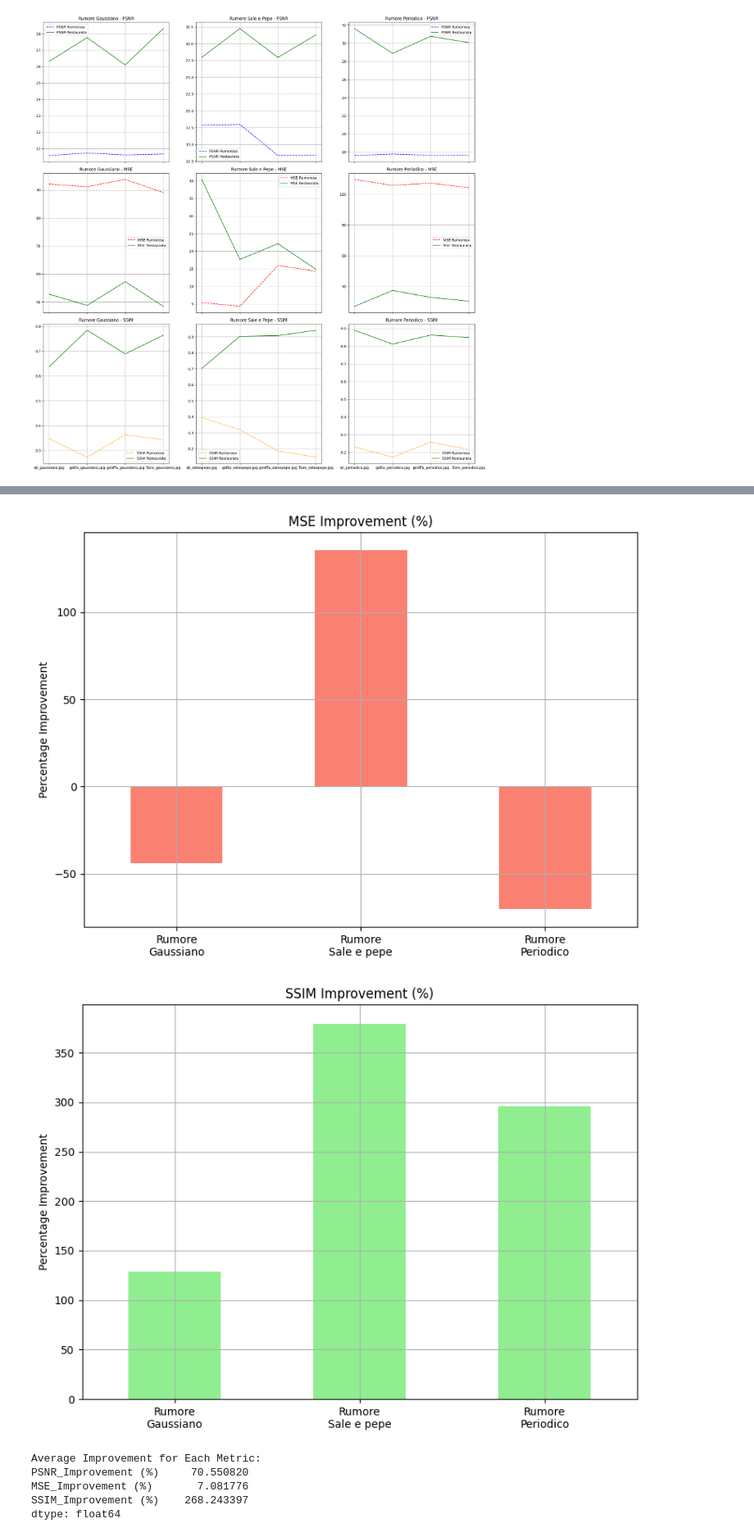
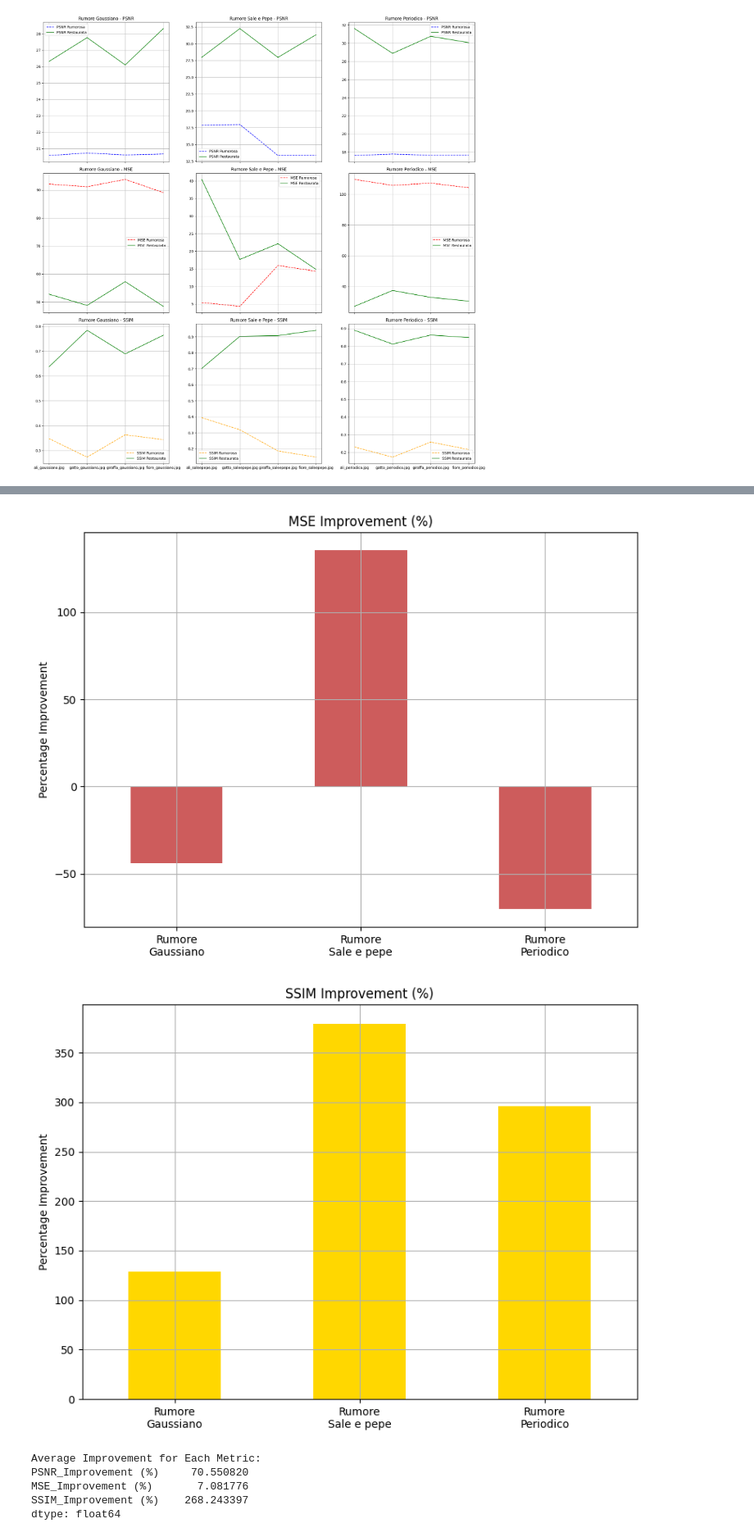
Before and after one commit to manuelgerardzuccaro/MultimediaProject, a Jupyter notebook: Source/AnalisiRumoroseRestaurate.ipynb, the cells around one changed output, grey strips where cells are left out. Shown: that part at 82% size. Cells and saved outputs as stored; diff of their text form; code cells hidden in the pictures.

Commit message:
Change color of graphs

```diff
--- a/Source/AnalisiRumoroseRestaurate.ipynb
+++ b/Source/AnalisiRumoroseRestaurate.ipynb
@@ -220,7 +220,7 @@ print(improvement_df)
 
 metrics = ['PSNR_Improvement (%)', 'MSE_Improvement (%)', 'SSIM_Improvement (%)']
 titles = ['PSNR Improvement (%)', 'MSE Improvement (%)', 'SSIM Improvement (%)']
-colors = ['skyblue', 'salmon', 'lightgreen']
+colors = ['royalblue', 'indianred', 'gold']
 
 for i, metric in enumerate(metrics):
     fig, ax = plt.subplots(figsize=(8, 6))
@@ -245,5 +245,5 @@ Rumore Periodico              295.987480
-[figure, old version]
+[figure, new version]
-[figure, old version]
+[figure, new version]
 # %%
 average_improvement = improvement_df.mean()
 print("\nAverage Improvement for Each Metric:")
```
Also changed, not shown: parts of 1 cell of this notebook, 3 other files.
